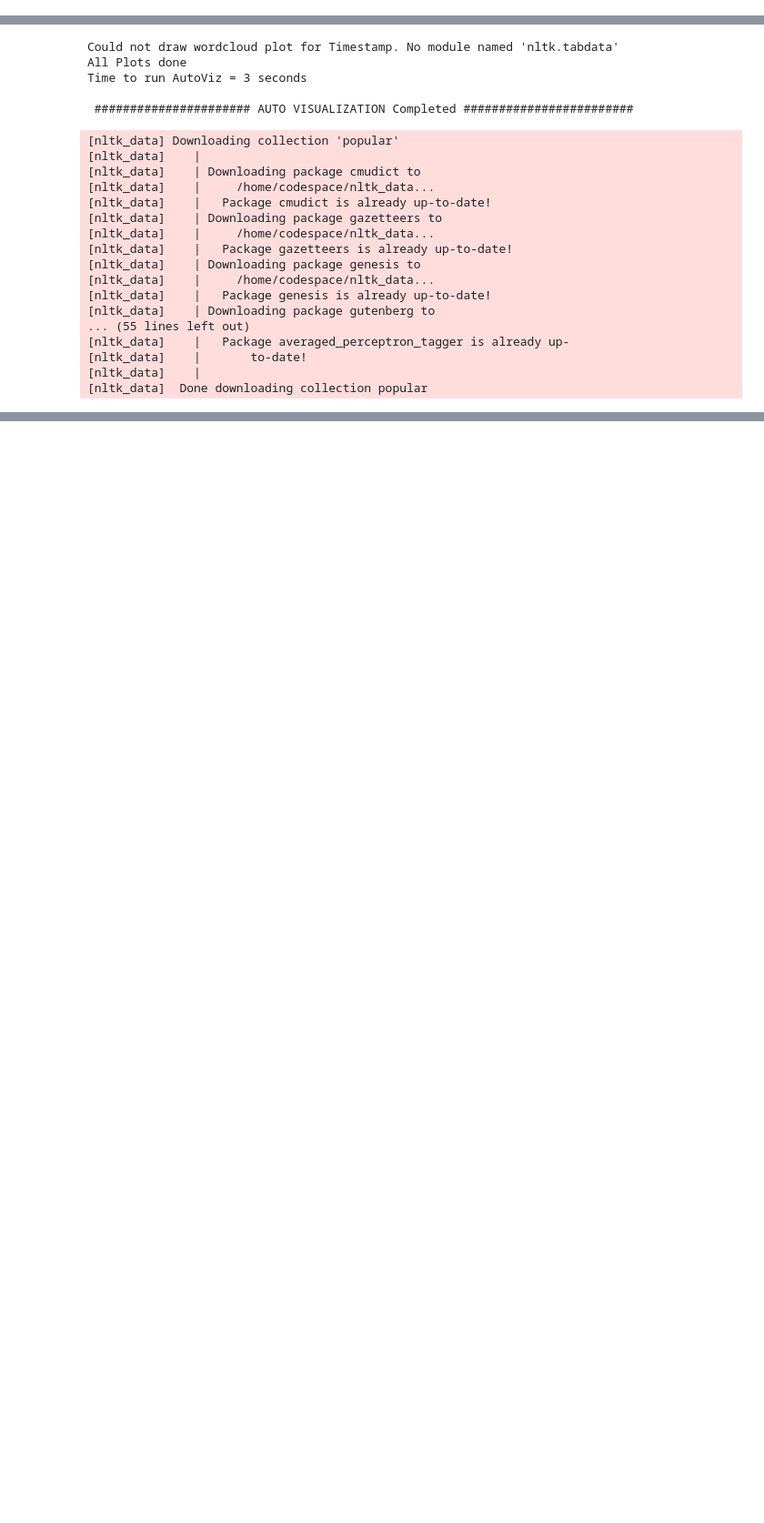
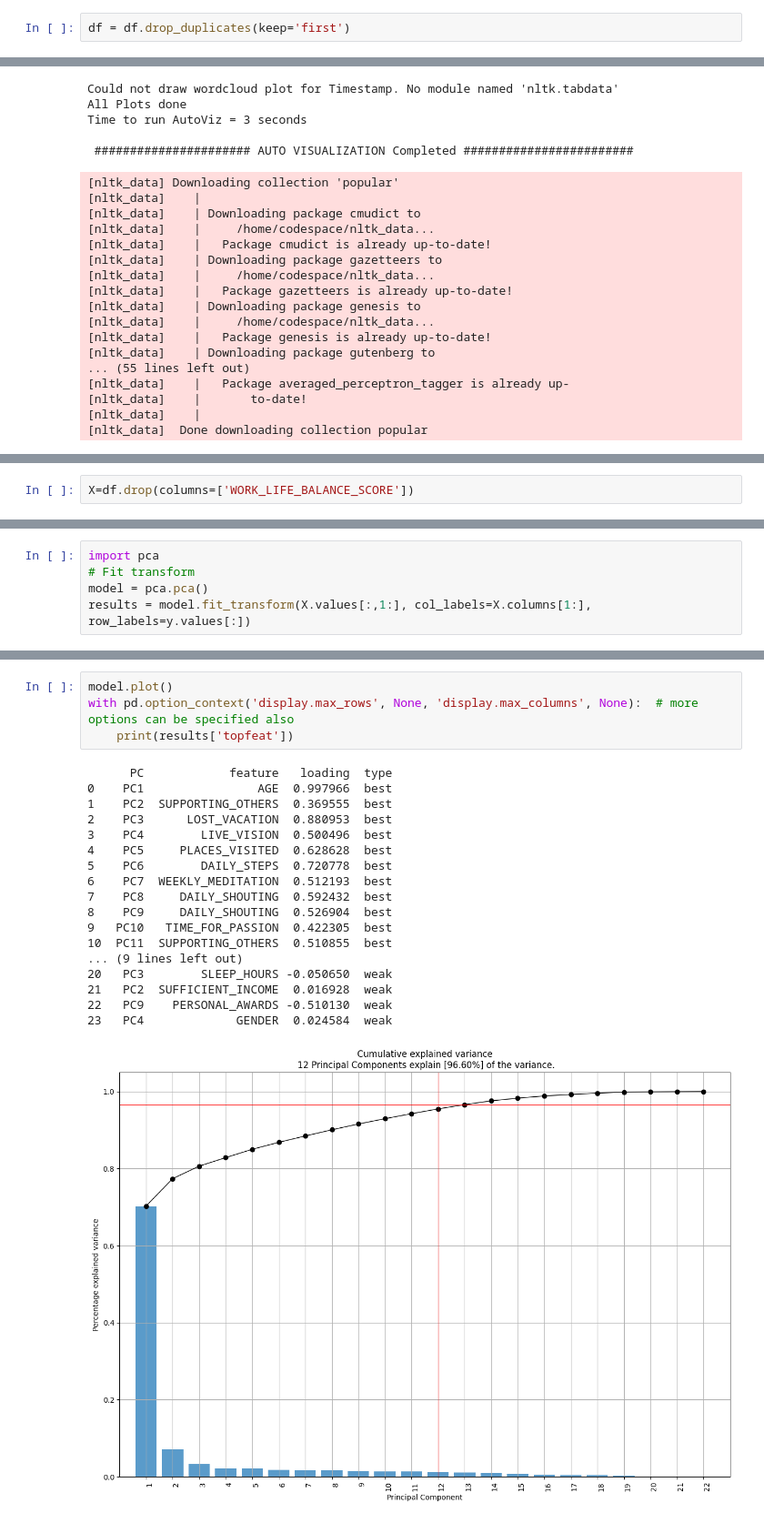
Before and after one commit to balajissp/ivy-dataviz-challenge, a Jupyter notebook: EDA.ipynb, the cells around one changed output, grey strips where cells are left out. Shown at 91% size. Cells and saved outputs as stored; diff of their text form; blank space fills up the shorter version.

```diff
--- a/EDA.ipynb
+++ b/EDA.ipynb
@@ -33,0 +51,2 @@ Please either conda or pip install as follows:
+# %%
+df = df.drop_duplicates(keep='first')
@@ -102,0 +125,2 @@ model = PCA().fit()
+# %%
+X=df.drop(columns=['WORK_LIFE_BALANCE_SCORE'])
@@ -109,0 +218,5 @@ ValueError: could not convert string to float: '36 to 50'
+# %%
+import pca
+# Fit transform
+model = pca.pca()
+results = model.fit_transform(X.values[:,1:], col_labels=X.columns[1:], row_labels=y.values[:])
@@ -109,0 +235,23 @@ ValueError: could not convert string to float: '36 to 50'
+# %%
+model.plot()
+with pd.option_context('display.max_rows', None, 'display.max_columns', None):  # more options can be specified also
+    print(results['topfeat'])
+# %% [output]
+      PC            feature   loading  type
+0    PC1                AGE  0.997966  best
+1    PC2  SUPPORTING_OTHERS  0.369555  best
+2    PC3      LOST_VACATION  0.880953  best
+3    PC4        LIVE_VISION  0.500496  best
+4    PC5     PLACES_VISITED  0.628628  best
+5    PC6        DAILY_STEPS  0.720778  best
+6    PC7  WEEKLY_MEDITATION  0.512193  best
+7    PC8     DAILY_SHOUTING  0.592432  best
+8    PC9     DAILY_SHOUTING  0.526904  best
+9   PC10   TIME_FOR_PASSION  0.422305  best
+10  PC11  SUPPORTING_OTHERS  0.510855  best
+... (9 lines left out)
+20   PC3        SLEEP_HOURS -0.050650  weak
+21   PC2  SUFFICIENT_INCOME  0.016928  weak
+22   PC9    PERSONAL_AWARDS -0.510130  weak
+23   PC4             GENDER  0.024584  weak
+[figure, added]
```
Also changed, not shown: parts of 15 cells of this notebook, 1 other file.
